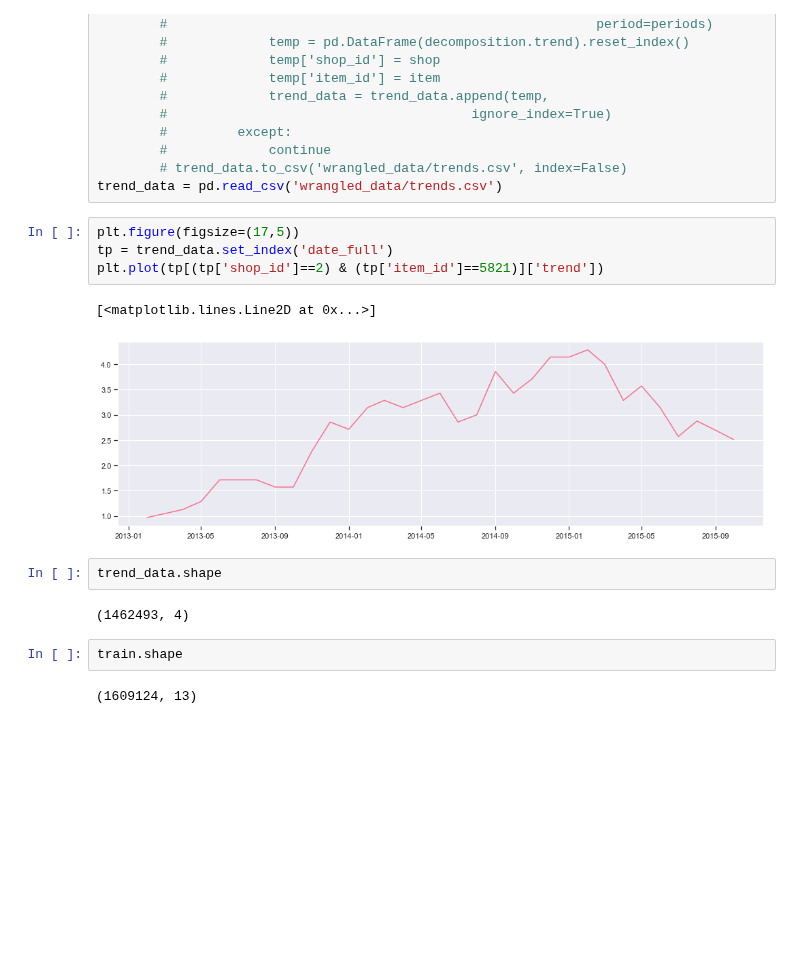
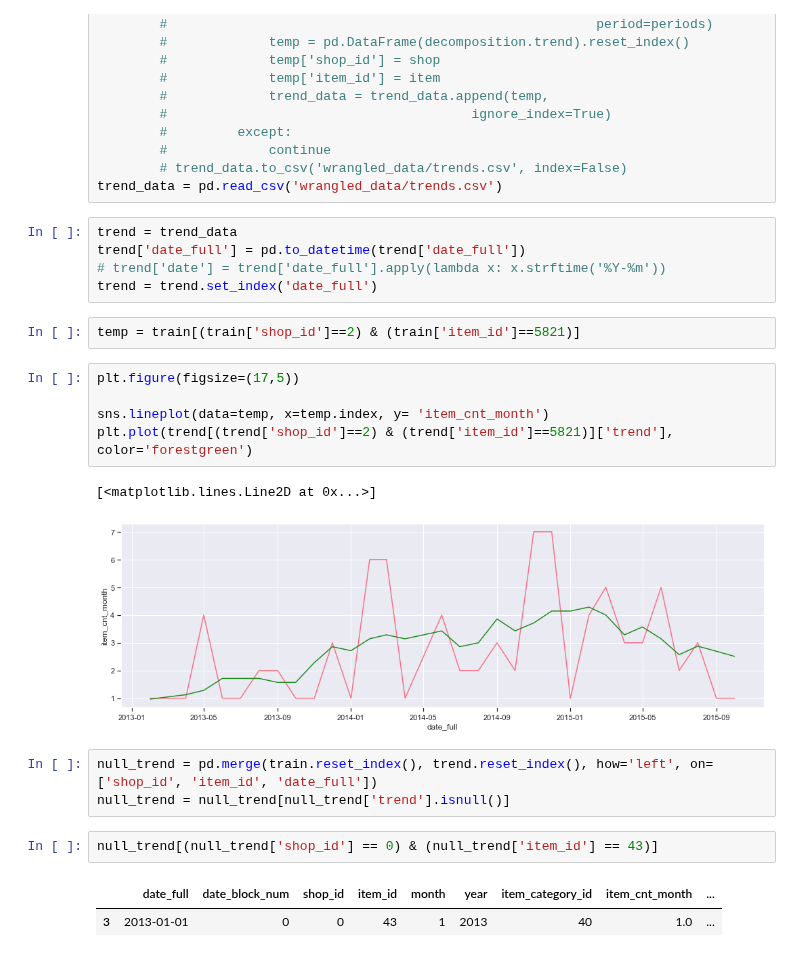
Before and after one commit to the-chiefdom/Predict_Future_Sales, a Jupyter notebook: Explore_Data_Analysis.ipynb, the cells around one changed output. Drawn from its saved outputs; the diff is of its cells as text; blank space fills up the shorter version.

Commit message:
Pulled trends data, need to go back and fix date time and add zero for item counts

```diff
--- a/Explore_Data_Analysis.ipynb
+++ b/Explore_Data_Analysis.ipynb
@@ -192,18 +188,26 @@ train.drop(columns=['date_full'], inplace=True)
         #             continue
         # trend_data.to_csv('wrangled_data/trends.csv', index=False)
 trend_data = pd.read_csv('wrangled_data/trends.csv')
+# %%
+trend = trend_data
+trend['date_full'] = pd.to_datetime(trend['date_full'])
+# trend['date'] = trend['date_full'].apply(lambda x: x.strftime('%Y-%m'))
+trend = trend.set_index('date_full')
+# %%
+temp = train[(train['shop_id']==2) & (train['item_id']==5821)]
 # %%
 plt.figure(figsize=(17,5))
-tp = trend_data.set_index('date_full')
-plt.plot(tp[(tp['shop_id']==2) & (tp['item_id']==5821)]['trend'])
+
+sns.lineplot(data=temp, x=temp.index, y= 'item_cnt_month')
+plt.plot(trend[(trend['shop_id']==2) & (trend['item_id']==5821)]['trend'], color='forestgreen')
 # %% [output]
 [<matplotlib.lines.Line2D at 0x...>]
-[figure, old version]
+[figure, new version]
-# %%
-trend_data.shape
-# %% [output]
-(1462493, 4)
-# %%
-train.shape
-# %% [output]
-(1609124, 13)
+# %%
+null_trend = pd.merge(train.reset_index(), trend.reset_index(), how='left', on=['shop_id', 'item_id', 'date_full'])
+null_trend = null_trend[null_trend['trend'].isnull()]
+# %%
+null_trend[(null_trend['shop_id'] == 0) & (null_trend['item_id'] == 43)]
+# %% [output]
+|  | date_full | date_block_num | shop_id | item_id | month | year | item_category_id | item_cnt_month | ... |
+| 3 | 2013-01-01 | 0 | 0 | 43 | 1 | 2013 | 40 | 1.0 | ... |
```
Also changed, not shown: parts of 1 cell of this notebook.
